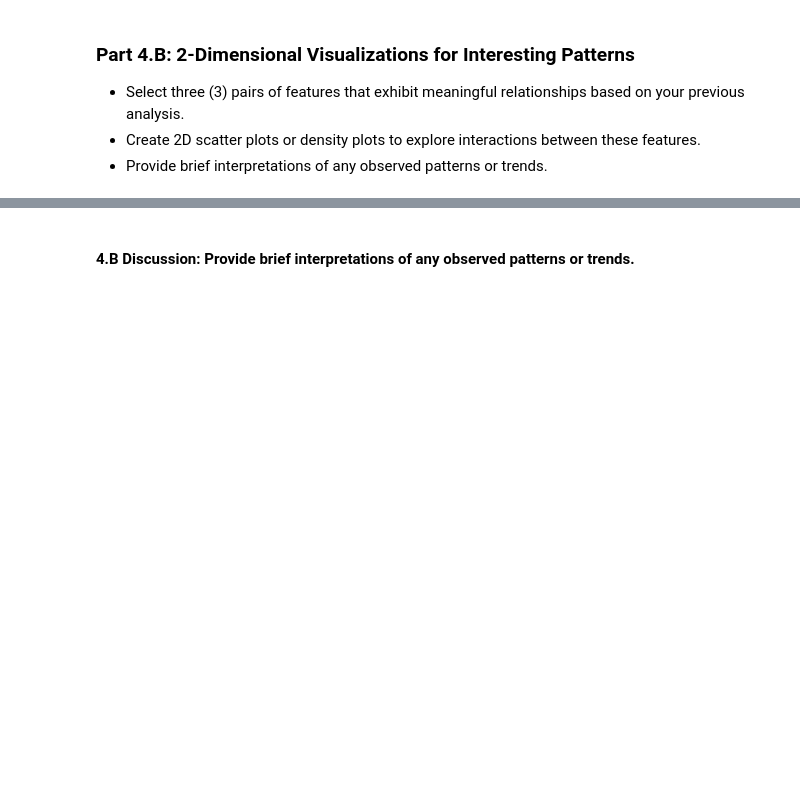
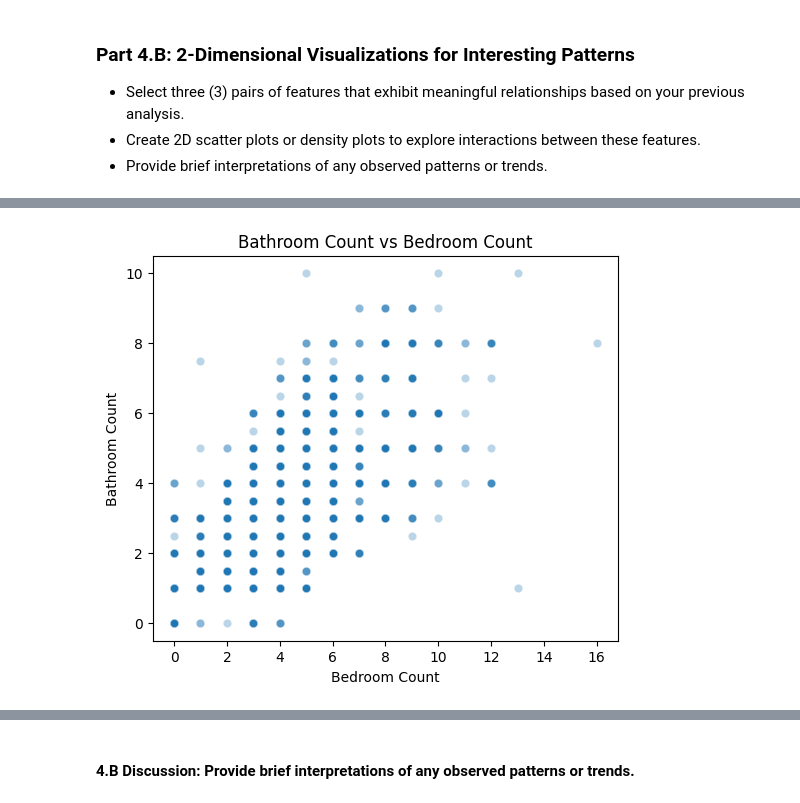
Before and after one commit to awelahi-bu/DX603-Milestone1, a Jupyter notebook: Milestone_01.ipynb, the cells around one changed output, grey strips where cells are left out. Saved outputs shown, nothing was run; the diff lists cells and outputs as text; code cells hidden in the pictures; blank space fills up the shorter version.

```diff
--- a/Milestone_01.ipynb
+++ b/Milestone_01.ipynb
@@ -574,0 +680,10 @@ Pay particular attention to especially interesting and/or strongly correlated fe
+# %%
+## bedroomcnt vs bathroomcnt
+plt.figure(figsize=(6, 5))
+sns.scatterplot(x='bedroomcnt', y='bathroomcnt', data=df_encoded, alpha=0.3)
+plt.title('Bathroom Count vs Bedroom Count')
+plt.xlabel('Bedroom Count')
+plt.ylabel('Bathroom Count')
+plt.show()
+# %% [output]
+[figure, added]
```
Also changed, not shown: parts of 14 cells of this notebook.
